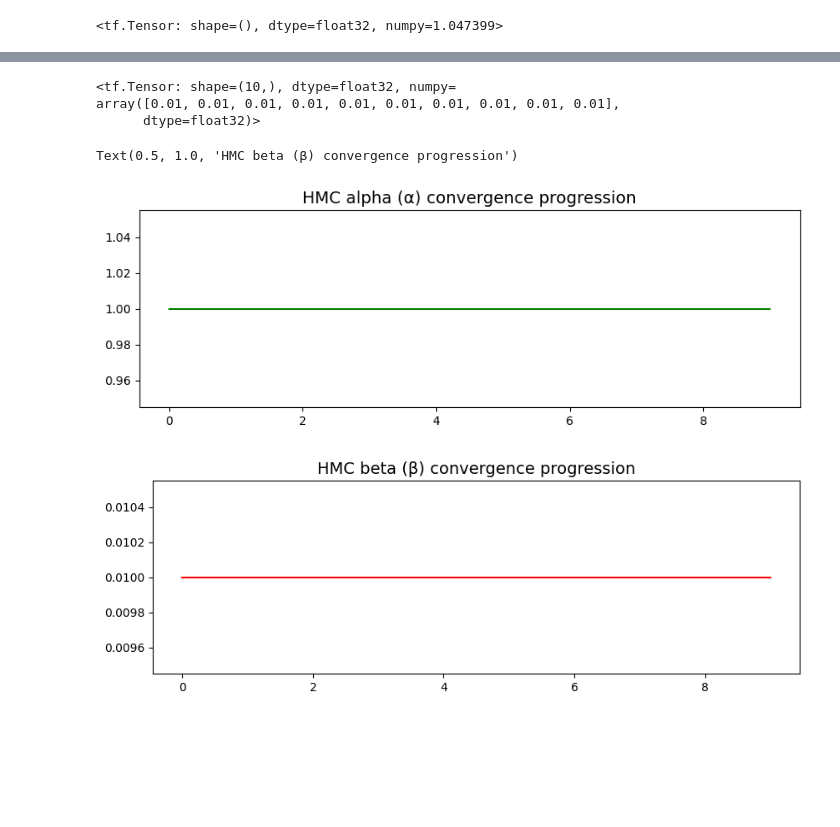
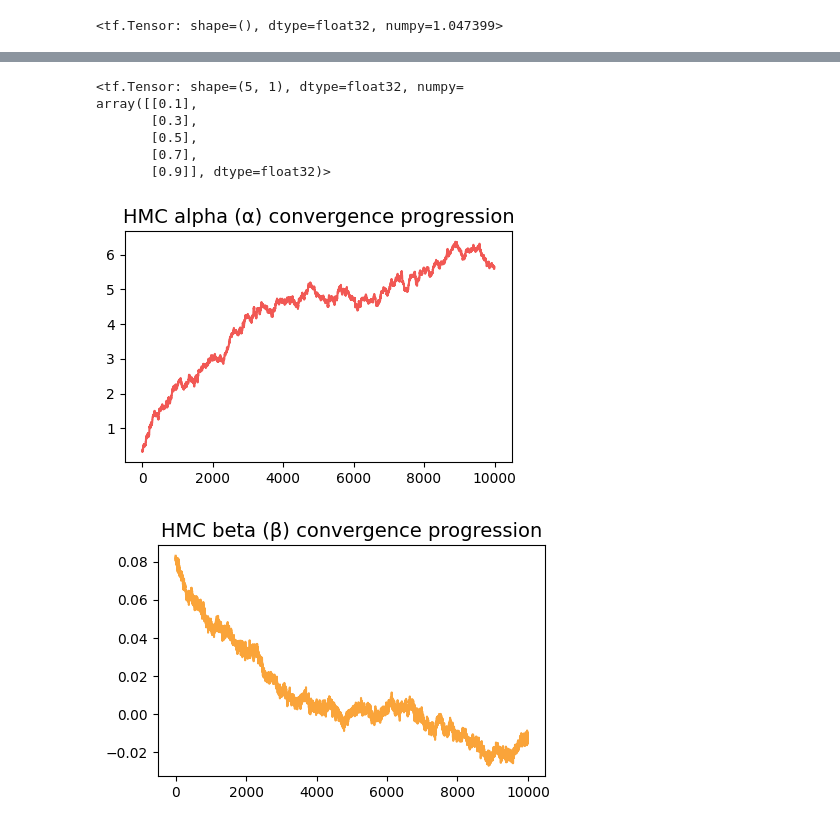
Before and after one commit to thecml/baysurv-wip, a Jupyter notebook: notebooks/mcmc.ipynb, the cells around one changed output, grey strips where cells are left out. Drawn from its saved outputs; the diff is of its cells as text; code cells hidden in the pictures; blank space fills up the shorter version.

Commit message:
added mcmc training. did some inference

```diff
--- a/notebooks/mcmc.ipynb
+++ b/notebooks/mcmc.ipynb
@@ -67,6 +33,0 @@ cens_times = tf.convert_to_tensor(t_train[~e_train])
-# %%
-def exponential_lccdf(alpha, beta):
-    return tf.reduce_sum(
-        -tf.cast(cens_times[tf.newaxis,:],alpha.dtype) / tf.exp(tf.cast(is_train_cens[tf.newaxis,:], beta.dtype) * beta[:,tf.newaxis] + alpha[:,tf.newaxis]),
-        axis=-1
-    )
@@ -79,6 +33,0 @@ array([0.01, 0.01, 0.01, 0.01, 0.01, 0.01, 0.01, 0.01, 0.01, 0.01],
-# %%
-def log_prob(alpha, beta):
-    exp_rate = 1/tf.math.exp(tf.cast(is_train_obs[tf.newaxis,:].T, beta.dtype) * beta[:,tf.newaxis] + alpha[:,tf.newaxis])
-    rv_observed = tfd.JointDistributionSequential([tfd.Independent(tfd.Sample(tfd.Exponential(rate = exp_rate)), reinterpreted_batch_ndims = 1)])
-
-    return (rv_observed.log_prob([alpha, beta, tf.cast(obs_times, alpha.dtype)[tf.newaxis,:]]) + exponential_lccdf(alpha, beta))
@@ -154,6 +34,17 @@ alpha
-# %%
-beta
-# %% [output]
-<tf.Tensor: shape=(10,), dtype=float32, numpy=
-array([0.01, 0.01, 0.01, 0.01, 0.01, 0.01, 0.01, 0.01, 0.01, 0.01],
-      dtype=float32)>
+# %%
+pred_
+# %% [output]
+<tf.Tensor: shape=(5, 1), dtype=float32, numpy=
+array([[0.1],
+       [0.3],
+       [0.5],
+       [0.7],
+       [0.9]], dtype=float32)>
+# %%
+X_train = np.array(X_train)
+
+y_obs = tf.convert_to_tensor(t_train[e_train])
+y_cens = tf.convert_to_tensor(t_train[~e_train])
+
+x_obs = tf.convert_to_tensor(X_train[e_train][:,0]) # 1 feature
+x_cens = tf.convert_to_tensor(X_train[~e_train][:,0]) # 1 feature
@@ -160,13 +76,25 @@ array([0.01, 0.01, 0.01, 0.01, 0.01, 0.01, 0.01, 0.01, 0.01, 0.01],
+# %%
+from utility import sample_hmc
+
+n_chains = 1
+number_of_steps = 10000
+number_burnin_steps = 1000
+
+initial_coeffs = obs_model.sample(n_chains)
+unnormalized_post_log_prob = lambda *args: log_prob(x_obs, x_cens, y_obs, y_cens, *args)
+alphas, betas = sample_hmc(unnormalized_post_log_prob, [tf.zeros_like(initial_coeffs[0]),
+                                                        tf.zeros_like(initial_coeffs[1])],
+                           n_steps=number_of_steps, n_burnin_steps=number_burnin_steps)
 # %%
 # plotting the Posterior Samples
-plt.figure(figsize=(10,3))
-plt.plot(np.arange(number_of_steps), alpha, color='green')
+plt.figure(figsize=(5,3))
+plt.plot(np.arange(number_of_steps), alphas, color=TFColor[0])
 plt.title('HMC alpha (α) convergence progression', fontsize=14)
 
-plt.figure(figsize=(10,3))
-plt.plot(np.arange(number_of_steps), beta, color='red')
+plt.figure(figsize=(5,3))
+plt.plot(np.arange(number_of_steps), betas, color=TFColor[1])
 plt.title('HMC beta (β) convergence progression', fontsize=14)
+plt.show()
 # %% [output]
-Text(0.5, 1.0, 'HMC beta (β) convergence progression')
-[figure, old version]
+[figure, new version]
-[figure, old version]
+[figure, new version]
```
Also changed, not shown: parts of 20 cells of this notebook, 3 other files.
